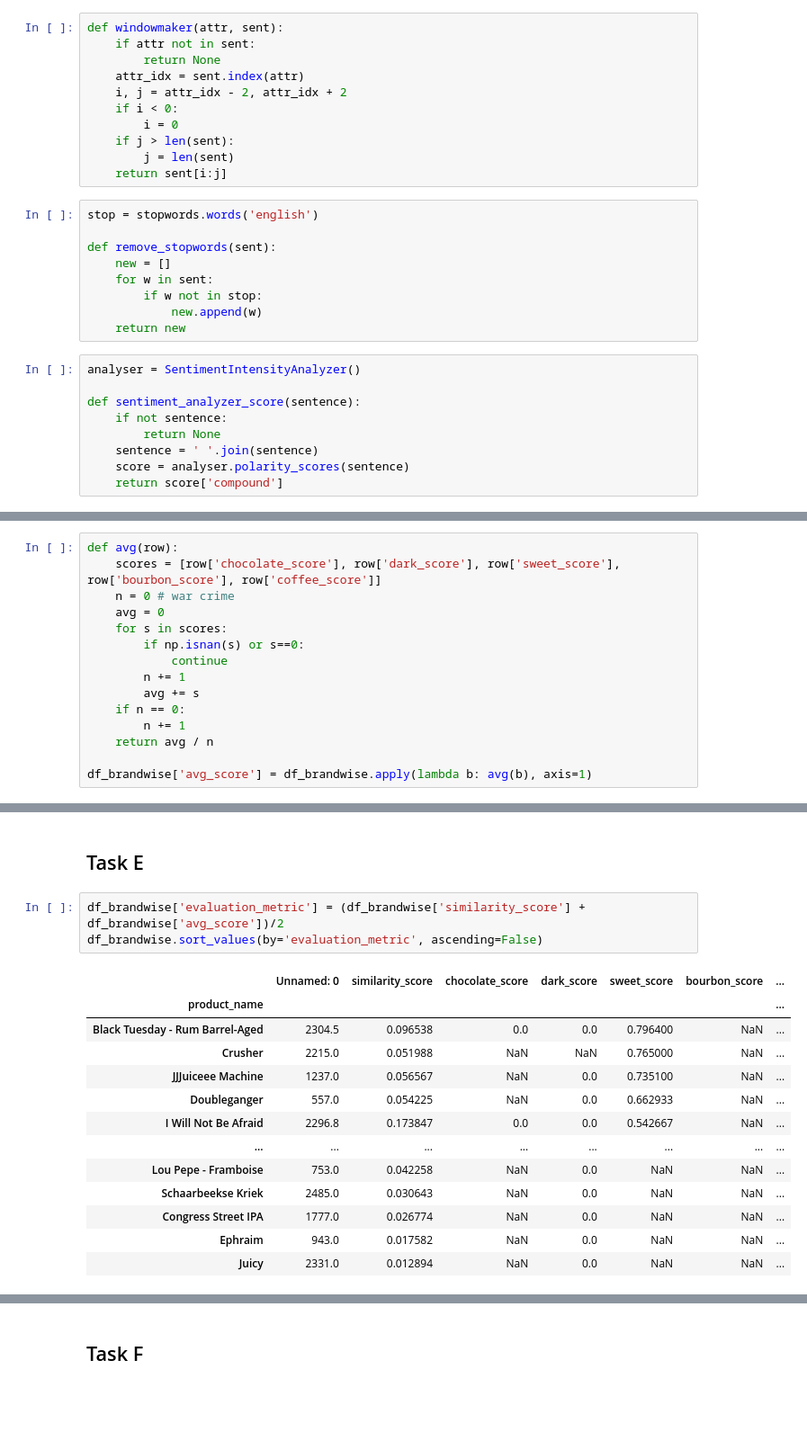
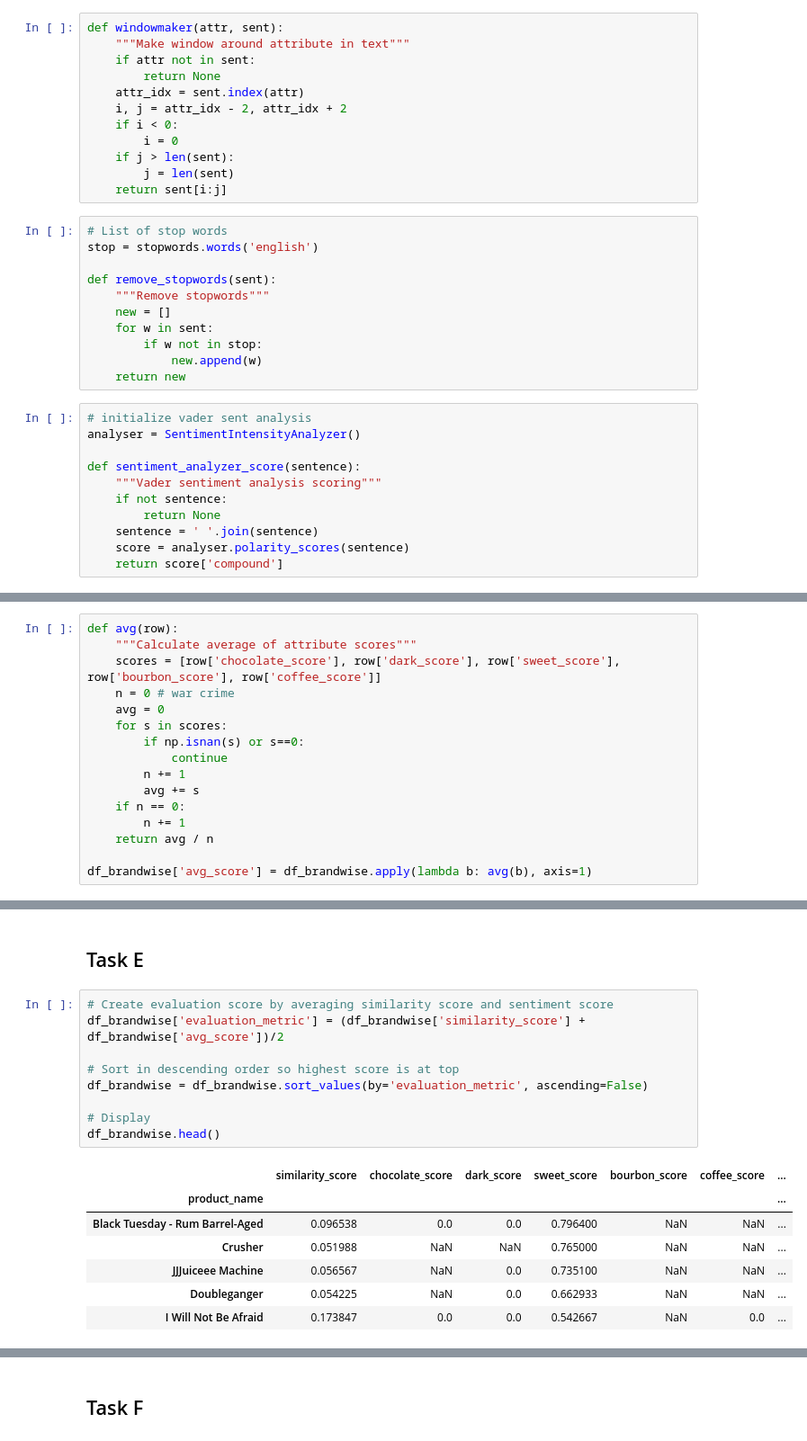
Before and after one commit to SaianshR/brew-barrymore, a Jupyter notebook: GroupAssignment3.ipynb, the cells around one changed output, grey strips where cells are left out. Shown: that part at 90% size. Saved outputs shown, nothing was run; the diff lists cells and outputs as text; blank space fills up the shorter version.

```diff
--- a/GroupAssignment3.ipynb
+++ b/GroupAssignment3.ipynb
@@ -164,5 +175,6 @@ df_scores.head()
 # %%
 def windowmaker(attr, sent):
+    """Make window around attribute in text"""
     if attr not in sent:
         return None
     attr_idx = sent.index(attr)
@@ -173,18 +185,22 @@ def windowmaker(attr, sent):
         j = len(sent)
     return sent[i:j]
 # %%
+# List of stop words
 stop = stopwords.words('english')
 
 def remove_stopwords(sent):
+    """Remove stopwords"""
     new = []
     for w in sent:
         if w not in stop:
             new.append(w)
     return new
 # %%
+# initialize vader sent analysis
 analyser = SentimentIntensityAnalyzer()
 
 def sentiment_analyzer_score(sentence):
+    """Vader sentiment analysis scoring"""
     if not sentence:
         return None
     sentence = ' '.join(sentence)
@@ -228,6 +247,7 @@ df_scores_filt.describe()
 df_brandwise = df_scores_filt[df_scores_filt['similarity_score'] != 0].groupby(by='product_name').mean()
 # %%
 def avg(row):
+    """Calculate average of attribute scores"""
     scores = [row['chocolate_score'], row['dark_score'], row['sweet_score'], row['bourbon_score'], row['coffee_score']]
     n = 0 # war crime
     avg = 0
@@ -254,19 +274,19 @@ df_brandwise.head()
 # %% [markdown]
 ## Task E
 # %%
+# Create evaluation score by averaging similarity score and sentiment score
 df_brandwise['evaluation_metric'] = (df_brandwise['similarity_score'] + df_brandwise['avg_score'])/2
-df_brandwise.sort_values(by='evaluation_metric', ascending=False)
+
+# Sort in descending order so highest score is at top
+df_brandwise = df_brandwise.sort_values(by='evaluation_metric', ascending=False)
+
+# Display
+df_brandwise.head()
 # %% [output]
-|  | Unnamed: 0 | similarity_score | chocolate_score | dark_score | sweet_score | bourbon_score | ... |
+|  | similarity_score | chocolate_score | dark_score | sweet_score | bourbon_score | coffee_score | ... |
 | product_name |  |  |  |  |  |  | ... |
-| Black Tuesday - Rum Barrel-Aged | 2304.5 | 0.096538 | 0.0 | 0.0 | 0.796400 | NaN | ... |
-| Crusher | 2215.0 | 0.051988 | NaN | NaN | 0.765000 | NaN | ... |
-| JJJuiceee Machine | 1237.0 | 0.056567 | NaN | 0.0 | 0.735100 | NaN | ... |
-| Doubleganger | 557.0 | 0.054225 | NaN | 0.0 | 0.662933 | NaN | ... |
-| I Will Not Be Afraid | 2296.8 | 0.173847 | 0.0 | 0.0 | 0.542667 | NaN | ... |
-| ... | ... | ... | ... | ... | ... | ... | ... |
-| Lou Pepe - Framboise | 753.0 | 0.042258 | NaN | 0.0 | NaN | NaN | ... |
-| Schaarbeekse Kriek | 2485.0 | 0.030643 | NaN | 0.0 | NaN | NaN | ... |
-| Congress Street IPA | 1777.0 | 0.026774 | NaN | 0.0 | NaN | NaN | ... |
-| Ephraim | 943.0 | 0.017582 | NaN | 0.0 | NaN | NaN | ... |
-| Juicy | 2331.0 | 0.012894 | NaN | 0.0 | NaN | NaN | ... |
+| Black Tuesday - Rum Barrel-Aged | 0.096538 | 0.0 | 0.0 | 0.796400 | NaN | NaN | ... |
+| Crusher | 0.051988 | NaN | NaN | 0.765000 | NaN | NaN | ... |
+| JJJuiceee Machine | 0.056567 | NaN | 0.0 | 0.735100 | NaN | NaN | ... |
+| Doubleganger | 0.054225 | NaN | 0.0 | 0.662933 | NaN | NaN | ... |
+| I Will Not Be Afraid | 0.173847 | 0.0 | 0.0 | 0.542667 | NaN | 0.0 | ... |
```
Also changed, not shown: parts of 68 cells of this notebook.
